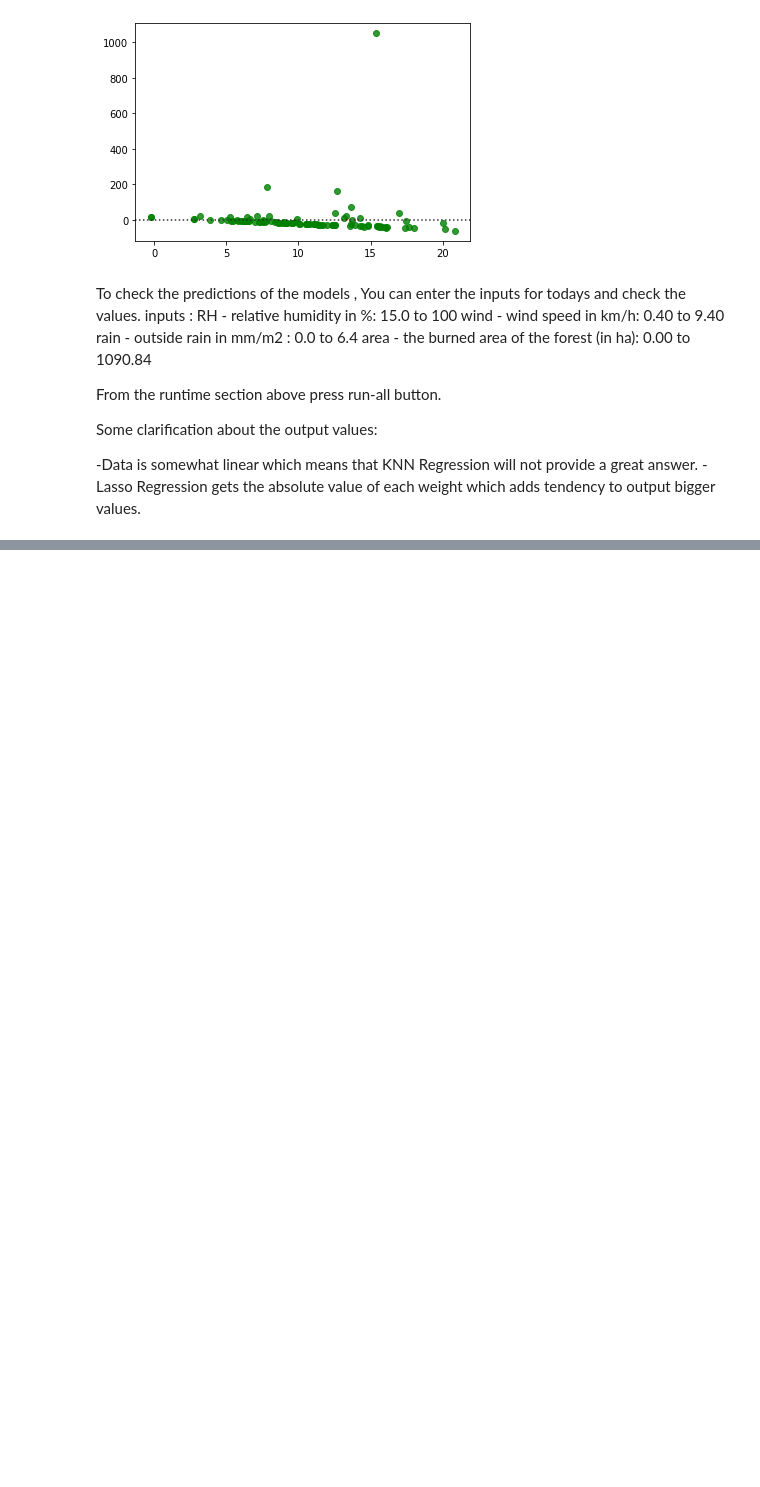
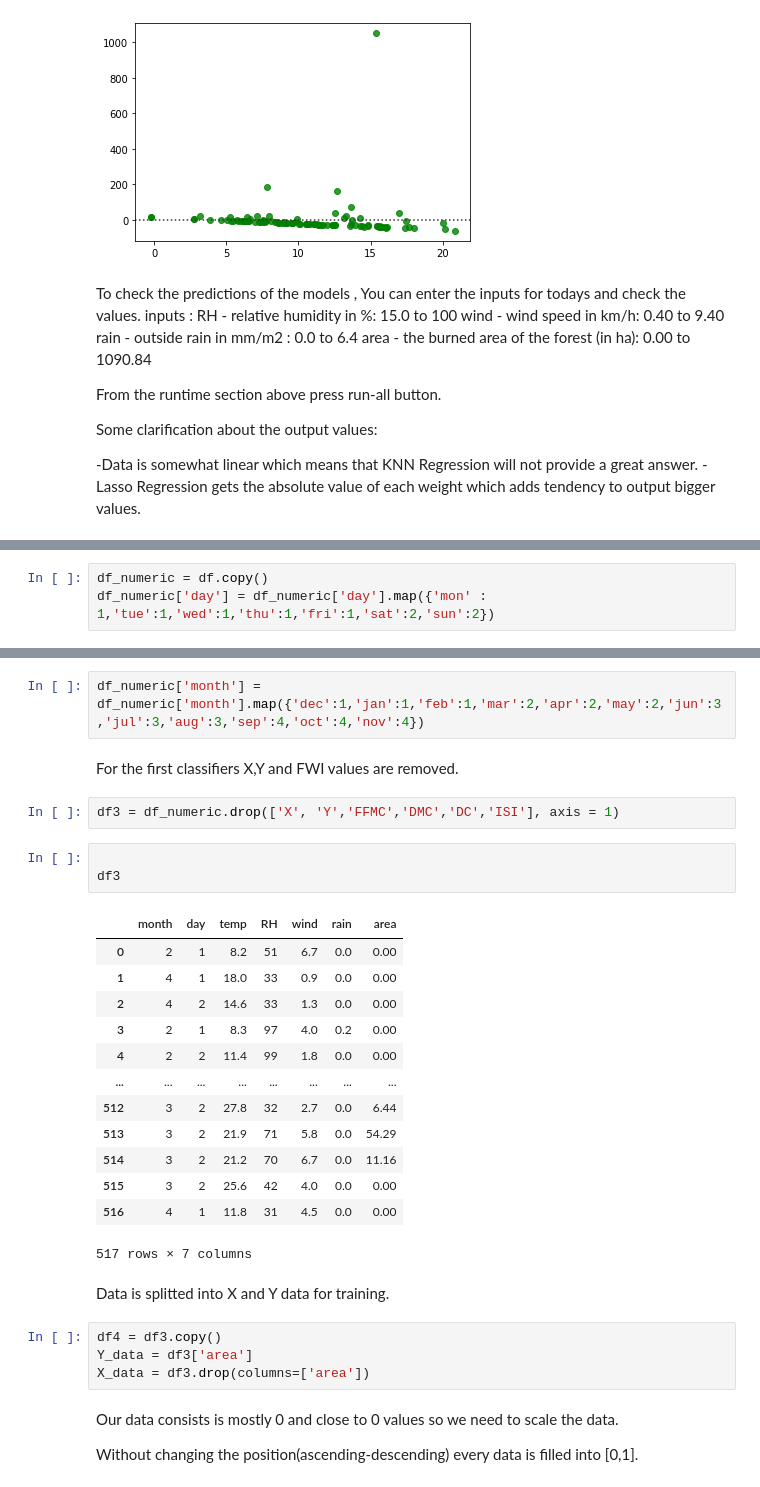
Before and after one commit to mertkayacs/Forestfires-Prediction-with-Machine-Learning, a Jupyter notebook: Forestfires_prediction_with_Machine_Learning.ipynb, the cells around one changed output, grey strips where cells are left out. Drawn from its saved outputs; the diff is of its cells as text; blank space fills up the shorter version.

```diff
--- a/Forestfires_prediction_with_Machine_Learning.ipynb
+++ b/Forestfires_prediction_with_Machine_Learning.ipynb
@@ -273,0 +328,3 @@ Predicted value for burned area is (According to machine learning model trained
+# %%
+df_numeric = df.copy()
+df_numeric['day'] = df_numeric['day'].map({'mon' : 1,'tue':1,'wed':1,'thu':1,'fri':1,'sat':2,'sun':2})
@@ -273,0 +341,33 @@ Predicted value for burned area is (According to machine learning model trained
+# %%
+df_numeric['month'] = df_numeric['month'].map({'dec':1,'jan':1,'feb':1,'mar':2,'apr':2,'may':2,'jun':3,'jul':3,'aug':3,'sep':4,'oct':4,'nov':4})
+# %% [markdown]
+For the first classifiers X,Y and FWI values are removed.
+# %%
+df3 = df_numeric.drop(['X', 'Y','FFMC','DMC','DC','ISI'], axis = 1)
+# %%
+
+df3
+# %% [output]
+|  | month | day | temp | RH | wind | rain | area |
+| 0 | 2 | 1 | 8.2 | 51 | 6.7 | 0.0 | 0.00 |
+| 1 | 4 | 1 | 18.0 | 33 | 0.9 | 0.0 | 0.00 |
+| 2 | 4 | 2 | 14.6 | 33 | 1.3 | 0.0 | 0.00 |
+| 3 | 2 | 1 | 8.3 | 97 | 4.0 | 0.2 | 0.00 |
+| 4 | 2 | 2 | 11.4 | 99 | 1.8 | 0.0 | 0.00 |
+| ... | ... | ... | ... | ... | ... | ... | ... |
+| 512 | 3 | 2 | 27.8 | 32 | 2.7 | 0.0 | 6.44 |
+| 513 | 3 | 2 | 21.9 | 71 | 5.8 | 0.0 | 54.29 |
+| 514 | 3 | 2 | 21.2 | 70 | 6.7 | 0.0 | 11.16 |
+| 515 | 3 | 2 | 25.6 | 42 | 4.0 | 0.0 | 0.00 |
+| 516 | 4 | 1 | 11.8 | 31 | 4.5 | 0.0 | 0.00 |
+517 rows × 7 columns
+# %% [markdown]
+Data is splitted into X and Y data for training.
+# %%
+df4 = df3.copy()
+Y_data = df3['area']
+X_data = df3.drop(columns=['area'])
+# %% [markdown]
+Our data consists is mostly 0 and close to 0 values so we need to scale the data.
+
+Without changing the position(ascending-descending) every data is filled into [0,1].
```
Also changed, not shown: parts of 83 cells of this notebook.
